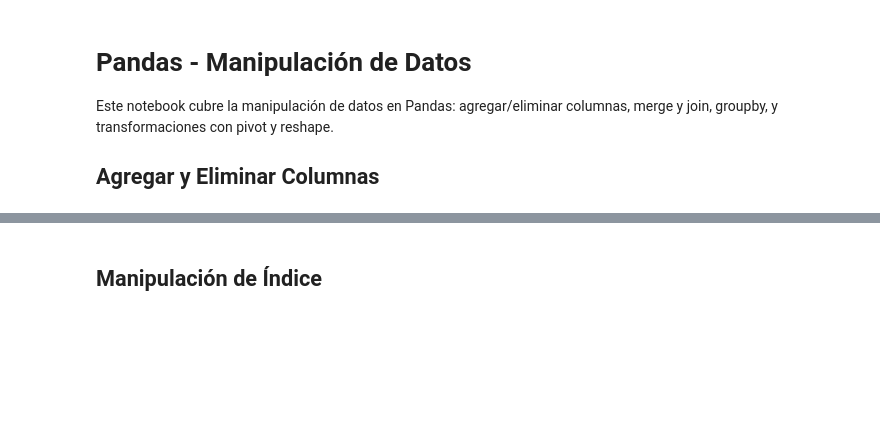
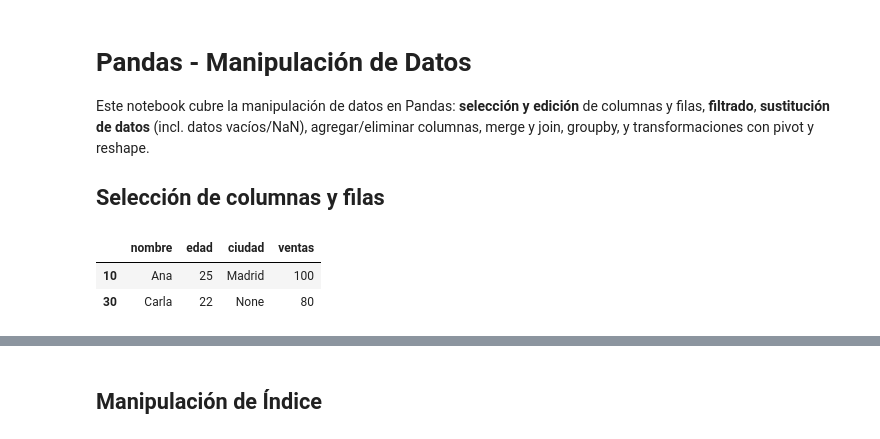
Before and after one commit to albino-babuino/cheat-sheets-ia, a Jupyter notebook: 04-pandas/04.03-pandas-data-manipulation.ipynb, the cells around one changed output, grey strips where cells are left out. Saved outputs shown, nothing was run; the diff lists cells and outputs as text; code cells hidden in the pictures; blank space fills up the shorter version.

```diff
--- a/04-pandas/04.03-pandas-data-manipulation.ipynb
+++ b/04-pandas/04.03-pandas-data-manipulation.ipynb
@@ -1,6 +1,63 @@
 # %% [markdown]
 # Pandas - Manipulación de Datos
 
-Este notebook cubre la manipulación de datos en Pandas: agregar/eliminar columnas, merge y join, groupby, y transformaciones con pivot y reshape.
+Este notebook cubre la manipulación de datos en Pandas: **selección y edición** de columnas y filas, **filtrado**, **sustitución de datos** (incl. datos vacíos/NaN), agregar/eliminar columnas, merge y join, groupby, y transformaciones con pivot y reshape.
 
-## Agregar y Eliminar Columnas
+## Selección de columnas y filas
+# %%
+import pandas as pd
+import numpy as np
+
+df = pd.DataFrame({
+    'nombre': ['Ana', 'Luis', 'Carla', 'Pedro', 'María'],
+    'edad': [25, 30, 22, 35, 28],
+    'ciudad': ['Madrid', 'Barcelona', None, 'Valencia', 'Madrid'],
+    'ventas': [100, 150, 80, 200, 120]
+}, index=[10, 20, 30, 40, 50])
+
+# --- Selección de columnas ---
+df['nombre']              # Una columna → Series
+df[['nombre', 'edad']]    # Varias columnas → DataFrame
+df.columns                # Lista de nombres de columnas
+
+# --- Selección de filas por posición: iloc (índice entero) ---
+df.iloc[0]                # Primera fila (Series)
+df.iloc[0:2]              # Filas 0 y 1
+df.iloc[:, 0]             # Primera columna (todas las filas)
+df.iloc[1:4, [0, 2]]      # Filas 1-3, columnas 0 y 2
+df.iloc[[0, 2, 4]]        # Filas 0, 2 y 4 (lista de posiciones)
+
+# --- Selección por etiqueta: loc (nombres del índice/columnas) ---
+df.loc[10]                # Fila con índice 10
+df.loc[10:40]             # Filas desde índice 10 hasta 40 (inclusive)
+df.loc[:, 'nombre']       # Columna 'nombre' (todas las filas)
+df.loc[10, 'edad']       # Valor en fila 10, columna 'edad'
+df.loc[[10, 30], ['nombre', 'ventas']]  # Subconjunto filas y columnas
+
+# --- Selección de RANGOS de columnas y filas ---
+# Rangos por posición (iloc): [inicio:fin] fin no incluido
+df.iloc[1:4]              # Filas 1, 2 y 3 (rango de filas)
+df.iloc[:, 0:3]           # Todas las filas, columnas 0, 1 y 2
+df.iloc[0:2, 1:4]         # Filas 0-1, columnas 1, 2 y 3
+df.iloc[1:-1]             # Filas del medio (excluye primera y última)
+df.iloc[::2]              # Una de cada dos filas (paso 2)
+df.iloc[:, ::2]           # Una de cada dos columnas
+
+# Rangos por etiqueta (loc): [inicio:fin] fin SÍ incluido
+df.loc[20:40]             # Filas con índice 20, 30 y 40 (inclusive)
+df.loc[:, 'edad':'ventas']  # Columnas desde 'edad' hasta 'ventas' (inclusive)
+df.loc[20:40, 'nombre':'ciudad']  # Rango de filas y rango de columnas
+
+# Rango de columnas por posición usando .columns
+df[df.columns[0:2]]       # Primeras 2 columnas
+df[df.columns[1:4]]       # Columnas en posiciones 1, 2 y 3
+df[df.columns[-2:]]       # Últimas 2 columnas
+
+# --- Atajo: primera fila / últimas filas ---
+df.head(2)                # Primeras 2 filas
+df.tail(2)                # Últimas 2 filas
+df.sample(2)              # 2 filas aleatorias
+# %% [output]
+|  | nombre | edad | ciudad | ventas |
+| 10 | Ana | 25 | Madrid | 100 |
+| 30 | Carla | 22 | None | 80 |
```
Also changed, not shown: parts of 13 cells of this notebook, 12 other files.
